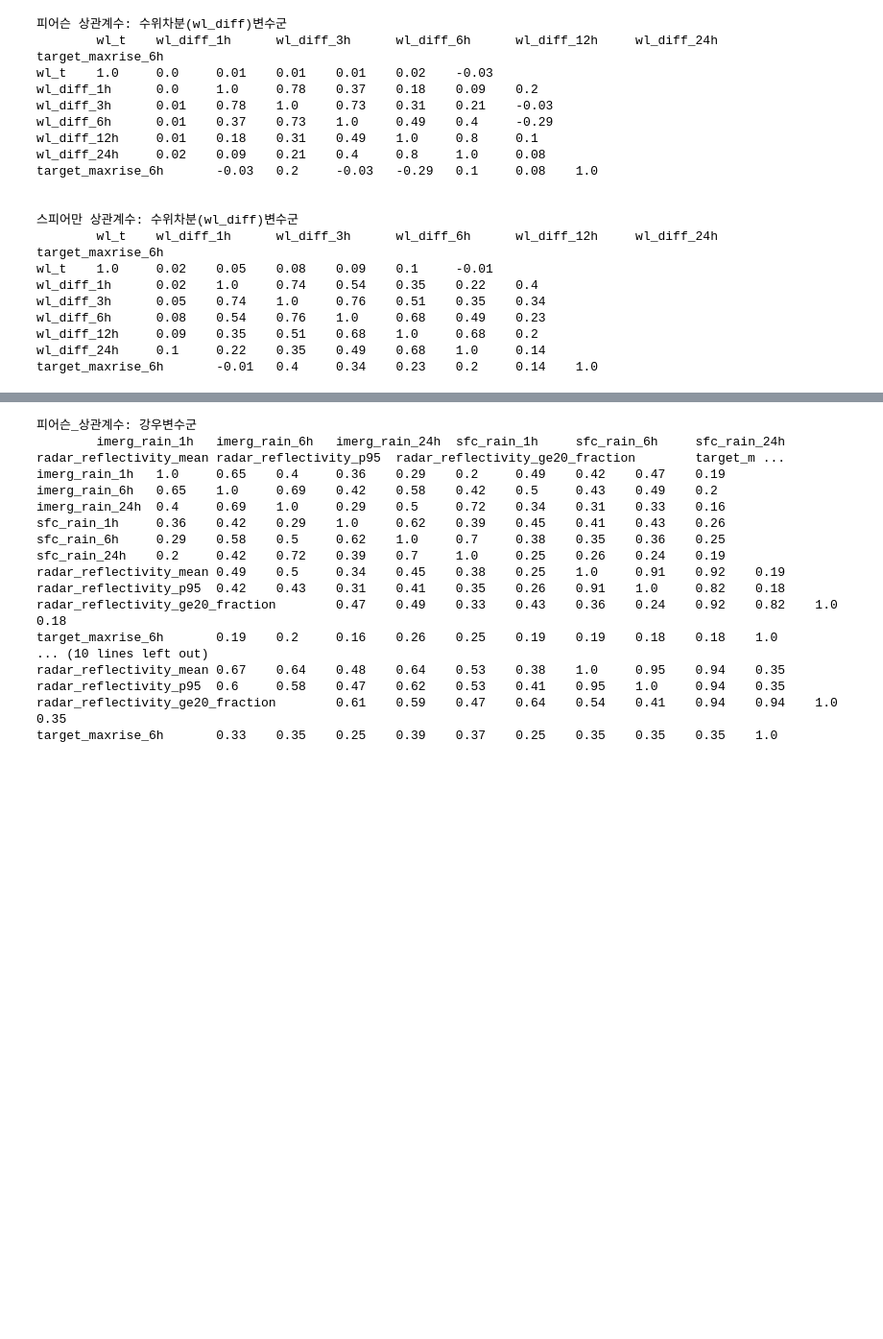
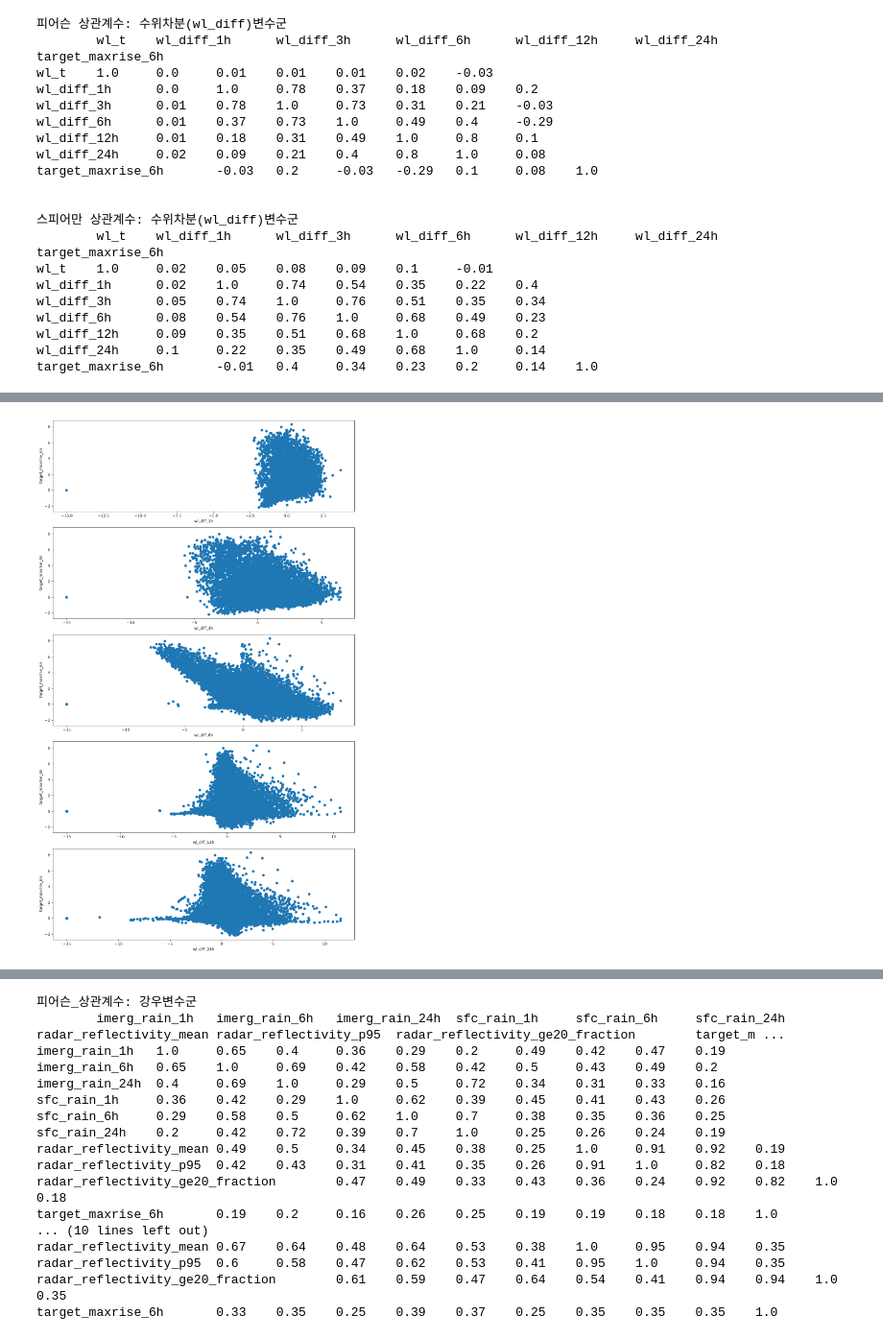
Before and after one commit to soohok402/AI_Data_exhibition, a Jupyter notebook: notebook/2-3_train_correlation_analysis.ipynb, the cells around one changed output, grey strips where cells are left out. Shown at 96% size. Cells and saved outputs as stored; diff of their text form; code cells hidden in the pictures; blank space fills up the shorter version.

```diff
--- a/notebook/2-3_train_correlation_analysis.ipynb
+++ b/notebook/2-3_train_correlation_analysis.ipynb
@@ -191,0 +255,32 @@ target_maxrise_6h       -0.01   0.4     0.34    0.23    0.2     0.14    1.0
+# %%
+# 3-4. 이상치가 확인되어 나머지 수위차분변수에도 이상치가 있는지 확인
+# 1, 3, 6, 12, 24h는 모두 연계돼 있기때문
+wl_diff_cols_only = [
+    col for col in wl_diff_cols_EDA
+    if col not in ['wl_t', 'target_maxrise_6h']
+]
+
+fig, axes = plt.subplots(
+    len(wl_diff_cols_only),
+    1,
+    figsize=(
+        12,
+        4 * len(wl_diff_cols_only)
+    )
+)
+
+if len(wl_diff_cols_only) == 1: # cols에 한개 열만 오면 axes = [ax1, ax2...]만 반환
+    axes = [axes]  # axes = [[ax1, ax2]]가 돼야 행열(0행 0, 1열) 접근이 가능
+
+for i, col in enumerate(wl_diff_cols_only):
+    x = train_fe[col].dropna()  # 플롯을 여러개 그릴 예정, 플롯할 데이터를 하나의 변수로 묶어놓기(col임을 주의)
+
+    axes[i].scatter(x, train_fe['target_maxrise_6h'])
+    axes[i].tick_params(labelsize = 10)
+    axes[i].set_xlabel(col)
+    axes[i].set_ylabel('target_maxrise_6h')
+
+plt.tight_layout()  # 자동 간격조정(배치관리)
+plt.show()
+# %% [output]
+[figure, added]
```
Also changed, not shown: parts of 6 cells of this notebook, 7 other files.
